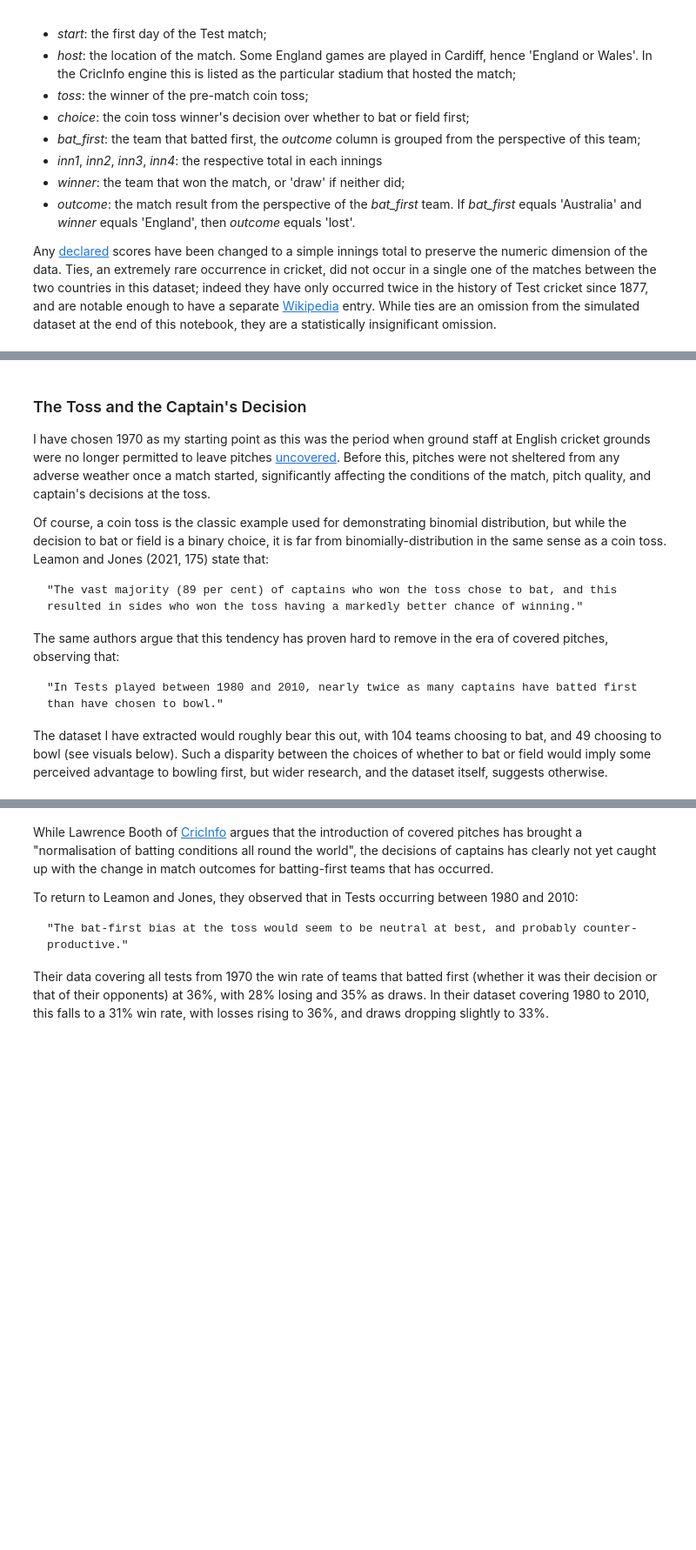
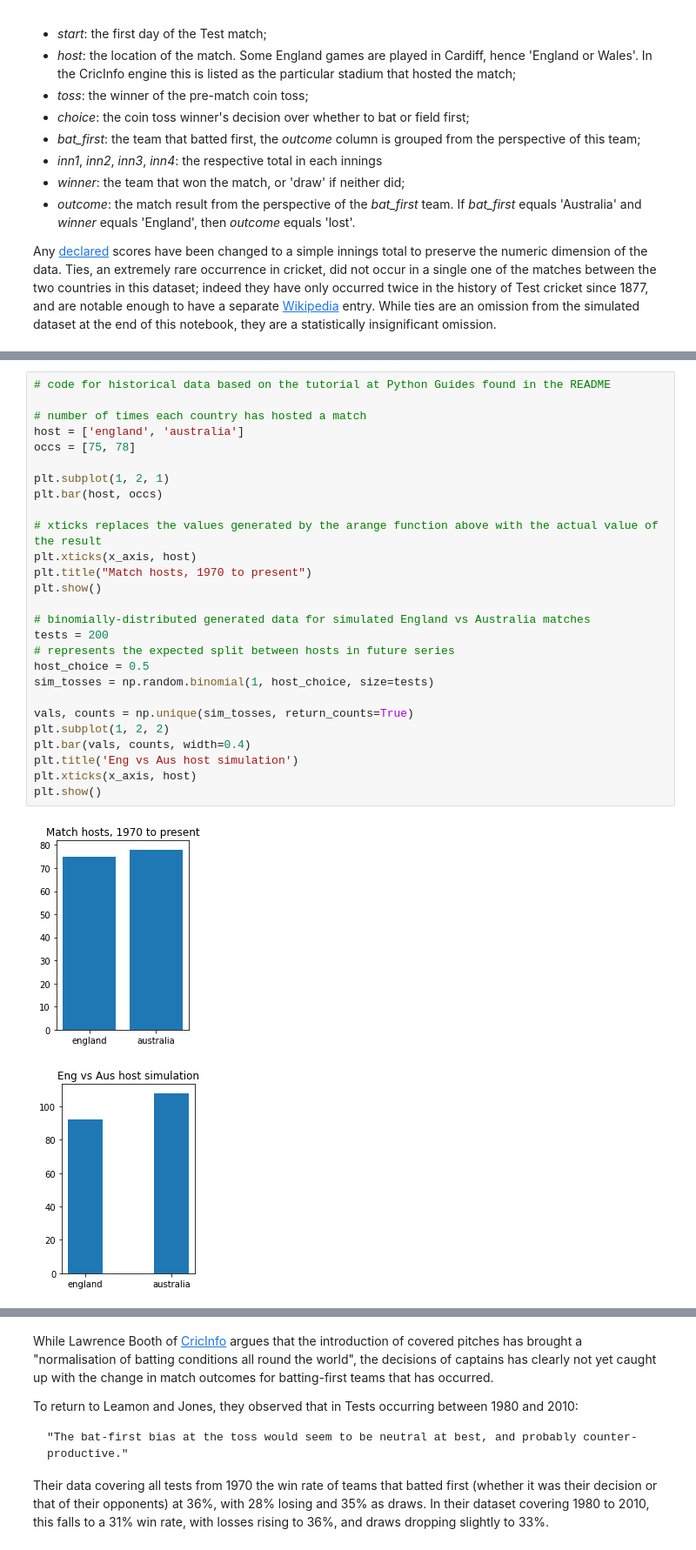
Before and after one commit to kiehozero/atu-progda-assignment, a Jupyter notebook: assignment.ipynb, the cells around one changed output, grey strips where cells are left out. Shown: that part at 87% size. Drawn from its saved outputs; the diff is of its cells as text; blank space fills up the shorter version.

```diff
--- a/assignment.ipynb
+++ b/assignment.ipynb
@@ -68,14 +66,30 @@ England or Wales 75, Australia 78
-# %% [markdown]
-### The Toss and the Captain's Decision
-
-I have chosen 1970 as my starting point as this was the period when ground staff at English cricket grounds were no longer permitted to leave pitches [uncovered](https://www.lords.org/mcc/the-laws-of-cricket/covering-the-pitch). Before this, pitches were not sheltered from any adverse weather once a match started, significantly affecting the conditions of the match, pitch quality, and captain's decisions at the toss.
-
-Of course, a coin toss is the classic example used for demonstrating binomial distribution, but while the decision to bat or field is a binary choice, it is far from binomially-distribution in the same sense as a coin toss. Leamon and Jones (2021, 175) state that:
-
-    "The vast majority (89 per cent) of captains who won the toss chose to bat, and this resulted in sides who won the toss having a markedly better chance of winning."
-
-The same authors argue that this tendency has proven hard to remove in the era of covered pitches, observing that:
-
-    "In Tests played between 1980 and 2010, nearly twice as many captains have batted first than have chosen to bowl."
-
-The dataset I have extracted would roughly bear this out, with 104 teams choosing to bat, and 49 choosing to bowl (see visuals below). Such a disparity between the choices of whether to bat or field would imply some perceived advantage to bowling first, but wider research, and the dataset itself, suggests otherwise.
+# %%
+# code for historical data based on the tutorial at Python Guides found in the README
+
+# number of times each country has hosted a match
+host = ['england', 'australia']
+occs = [75, 78]
+
+plt.subplot(1, 2, 1)
+plt.bar(host, occs)
+
+# xticks replaces the values generated by the arange function above with the actual value of the result
+plt.xticks(x_axis, host)
+plt.title("Match hosts, 1970 to present")
+plt.show()
+
+# binomially-distributed generated data for simulated England vs Australia matches
+tests = 200
+# represents the expected split between hosts in future series
+host_choice = 0.5
+sim_tosses = np.random.binomial(1, host_choice, size=tests)
+
+vals, counts = np.unique(sim_tosses, return_counts=True)
+plt.subplot(1, 2, 2)
+plt.bar(vals, counts, width=0.4)
+plt.title('Eng vs Aus host simulation')
+plt.xticks(x_axis, host)
+plt.show()
+# %% [output]
+[figure, added]
+[figure, added]
```
Also changed, not shown: parts of 4 cells of this notebook, 1 other file.
